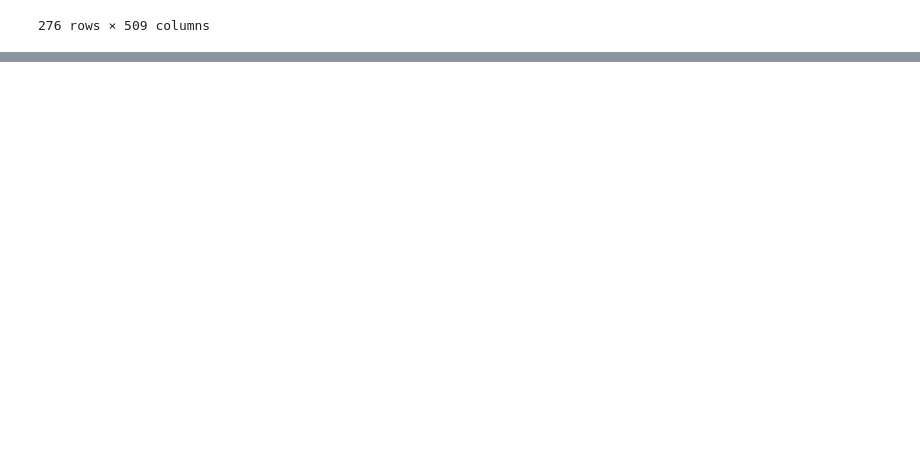
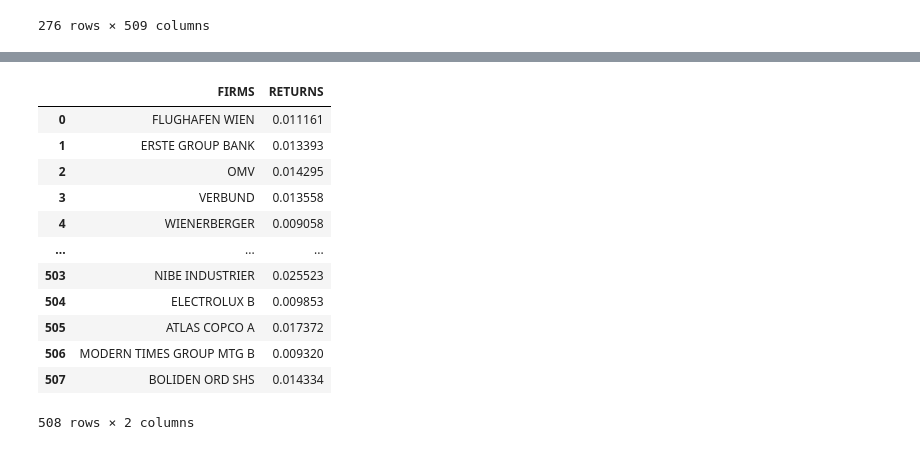
Before and after one commit to GiammarcoBozzelli/SEF, a Jupyter notebook: main.ipynb, the cells around one changed output, grey strips where cells are left out. Saved outputs shown, nothing was run; the diff lists cells and outputs as text; code cells hidden in the pictures; blank space fills up the shorter version.

```diff
--- a/main.ipynb
+++ b/main.ipynb
@@ -212,0 +219,5 @@ df_transposed
+# %%
+exp_returns = pd.DataFrame()
+# %%
+exp_returns['FIRMS'] = None
+exp_returns['RETURNS'] = 0
@@ -213,2 +246,19 @@ df_transposed
+# %%
+exp_returns['FIRMS'] =  df_transposed.columns.tolist()[1:]
+exp_returns['RETURNS'] = df_transposed.iloc[:, 1:].pct_change().mean().tolist()
 # %%
-exp_returns =
+exp_returns
+# %% [output]
+|  | FIRMS | RETURNS |
+| 0 | FLUGHAFEN WIEN | 0.011161 |
+| 1 | ERSTE GROUP BANK | 0.013393 |
+| 2 | OMV | 0.014295 |
+| 3 | VERBUND | 0.013558 |
+| 4 | WIENERBERGER | 0.009058 |
+| ... | ... | ... |
+| 503 | NIBE INDUSTRIER | 0.025523 |
+| 504 | ELECTROLUX B | 0.009853 |
+| 505 | ATLAS COPCO A | 0.017372 |
+| 506 | MODERN TIMES GROUP MTG B | 0.009320 |
+| 507 | BOLIDEN ORD SHS | 0.014334 |
+508 rows × 2 columns
```
Also changed, not shown: parts of 8 cells of this notebook.
